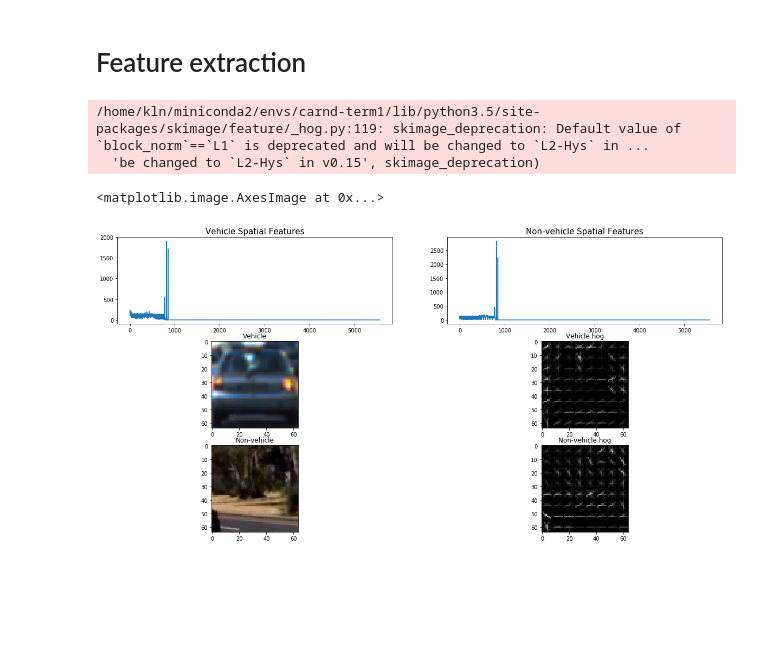
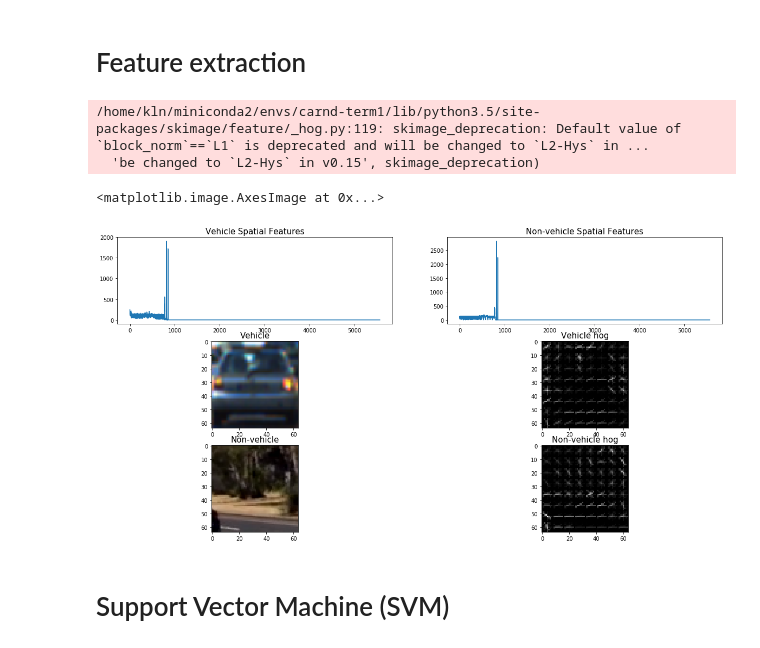
Before and after one commit to nitheeshkl/Udacity_CarND_VehicleDetection, a Jupyter notebook: vehicle_detection.ipynb, the cells around one changed output. Saved outputs shown, nothing was run; the diff lists cells and outputs as text; code cells hidden in the pictures; blank space fills up the shorter version.

```diff
--- a/vehicle_detection.ipynb
+++ b/vehicle_detection.ipynb
@@ -163,30 +163,32 @@ def extract_features(img, params):
 # %%
 # test feature extraction
 
 vehicle_spatial_features = extract_features(vehicle_sample, params)
 non_vehicle_spatial_features = extract_features(non_vehicle_sample, params)
 
 fig, plots = plt.subplots(nrows=3, ncols=2, figsize=(20,10))
 (ax1, ax2, ax3, ax4, ax5, ax6) = plots.flatten()
 ax1.plot((vehicle_spatial_features))
 ax1.set_title("Vehicle Spatial Features",fontsize=15)
 
 ax2.plot(non_vehicle_spatial_features)
 ax2.set_title("Non-vehicle Spatial Features",fontsize=15)
 
 f1,vehicle_hog = get_hog_features(vehicle_sample[:,:,0],params["orient"], params["pix_per_cell"], params["cell_per_block"], vis=True, feature_vec=True)
 f2,non_vehicle_hog = get_hog_features(non_vehicle_sample[:,:,0],params["orient"], params["pix_per_cell"], params["cell_per_block"], vis=True, feature_vec=True)
 
-ax3.set_title('Vehicle')
+ax3.set_title('Vehicle', fontsize=15)
 ax3.imshow(vehicle_sample)
-ax4.set_title('Vehicle hog')
+ax4.set_title('Vehicle hog', fontsize=15)
 ax4.imshow(vehicle_hog, cmap='gray')
-ax5.set_title('Non-vehicle')
+ax5.set_title('Non-vehicle', fontsize=15)
 ax5.imshow(non_vehicle_sample)
-ax6.set_title('Non-vehicle hog')
+ax6.set_title('Non-vehicle hog', fontsize=15)
 ax6.imshow(non_vehicle_hog, cmap='gray')
 # %% [output]
 /home/kln/miniconda2/envs/carnd-term1/lib/python3.5/site-packages/skimage/feature/_hog.py:119: skimage_deprecation: Default value of `block_norm`==`L1` is deprecated and will be changed to `L2-Hys` in ...
   'be changed to `L2-Hys` in v0.15', skimage_deprecation)
 <matplotlib.image.AxesImage at 0x...>
-[figure, old version]
+[figure, new version]
+# %% [markdown]
+# Support Vector Machine (SVM)
```
Also changed, not shown: parts of 2 cells of this notebook.
